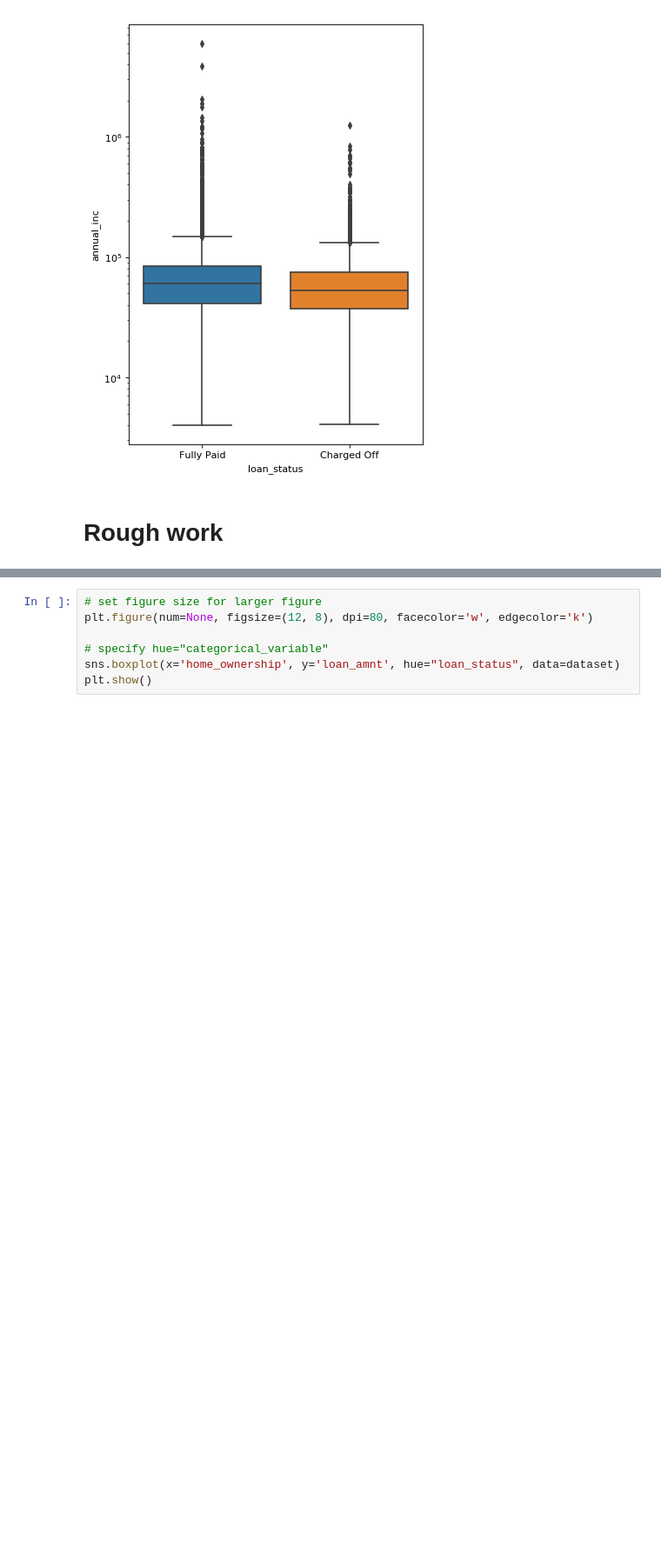
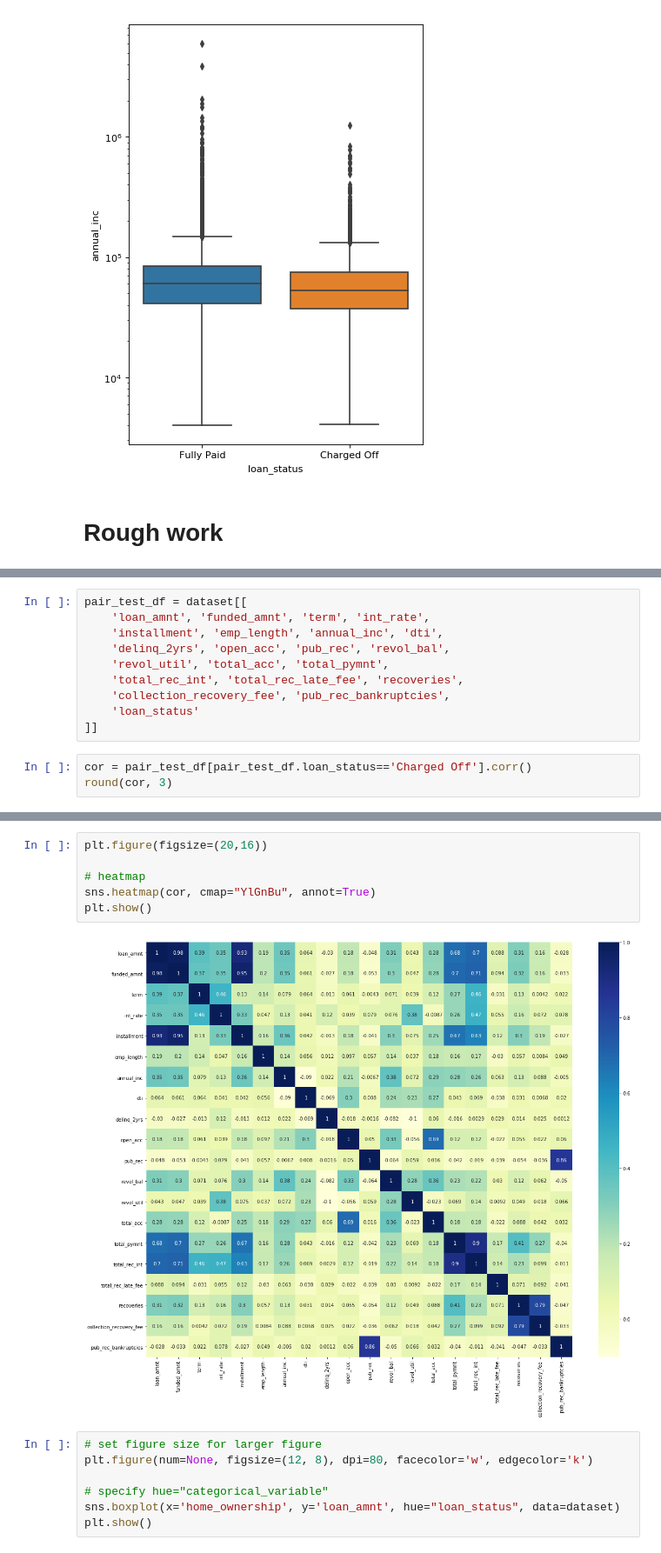
Before and after one commit to arpitjoshi/case-study-2, a Jupyter notebook: notebook.ipynb, the cells around one changed output, grey strips where cells are left out. Shown at 87% size. Cells and saved outputs as stored; diff of their text form; blank space fills up the shorter version.

```diff
--- a/notebook.ipynb
+++ b/notebook.ipynb
@@ -385,0 +400,13 @@ plt.show()
+# %%
+pair_test_df = dataset[[
+    'loan_amnt', 'funded_amnt', 'term', 'int_rate',
+    'installment', 'emp_length', 'annual_inc', 'dti',
+    'delinq_2yrs', 'open_acc', 'pub_rec', 'revol_bal',
+    'revol_util', 'total_acc', 'total_pymnt',
+    'total_rec_int', 'total_rec_late_fee', 'recoveries',
+    'collection_recovery_fee', 'pub_rec_bankruptcies',
+    'loan_status'
+]]
+# %%
+cor = pair_test_df[pair_test_df.loan_status=='Charged Off'].corr()
+round(cor, 3)
@@ -386,3 +431,11 @@ plt.show()
+# %%
+plt.figure(figsize=(20,16))
+
+# heatmap
+sns.heatmap(cor, cmap="YlGnBu", annot=True)
+plt.show()
+# %% [output]
+[figure, added]
 # %%
 # set figure size for larger figure
 plt.figure(num=None, figsize=(12, 8), dpi=80, facecolor='w', edgecolor='k')
```
Also changed, not shown: parts of 3 cells of this notebook.
